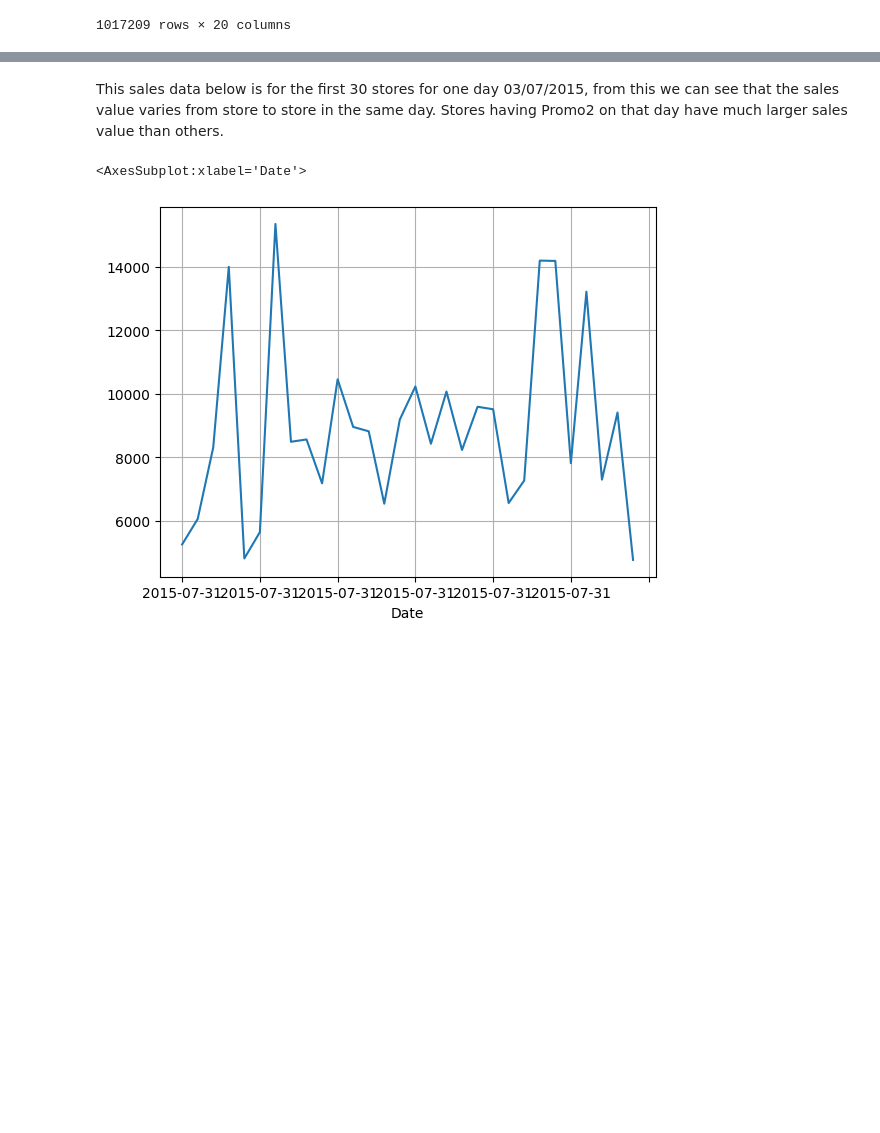
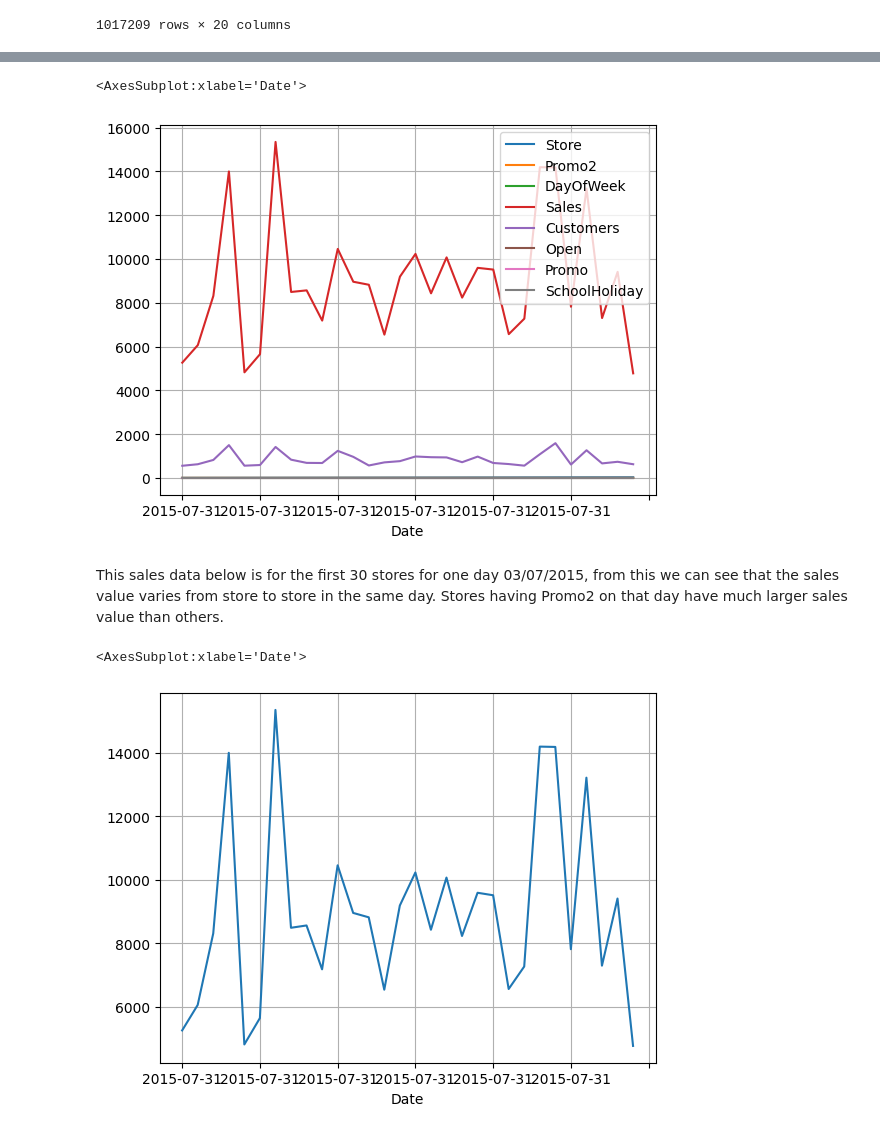
Before and after one commit to BirtukanK/Sales_prediction, a Jupyter notebook: notebook/Time_Series_Analysis.ipynb, the cells around one changed output, grey strips where cells are left out. Saved outputs shown, nothing was run; the diff lists cells and outputs as text; code cells hidden in the pictures; blank space fills up the shorter version.

Commit message:
EDA on data

```diff
--- a/notebook/Time_Series_Analysis.ipynb
+++ b/notebook/Time_Series_Analysis.ipynb
@@ -10,7 +13,7 @@ import seaborn as sns
 import logging
 import numpy as np
 # %%
-data_file = 'store_train_data.csv'
+data_file = '/store_train_data.csv'
 
 # the local data path
 local_path = '../sales-data/' + data_file
@@ -321,0 +305,3 @@ first_30_stores
+# %%
+scores = first_30_stores.drop(columns = ['CompetitionDistance', 'CompetitionOpenSinceMonth', 'CompetitionOpenSinceYear', 'Promo2SinceWeek', 'Promo2SinceYear'])
+scores
@@ -322,3 +327,8 @@ first_30_stores
+# %%
+scores.plot(grid=True)
+# %% [output]
+<AxesSubplot:xlabel='Date'>
+[figure, added]
 # %% [markdown]
 This sales data below is for the first 30 stores for one day 03/07/2015, from this we can see that the sales value varies from store to store in the same day. Stores having Promo2 on that day have much larger sales value than others.
 # %%
```
Also changed, not shown: parts of 40 cells of this notebook.
